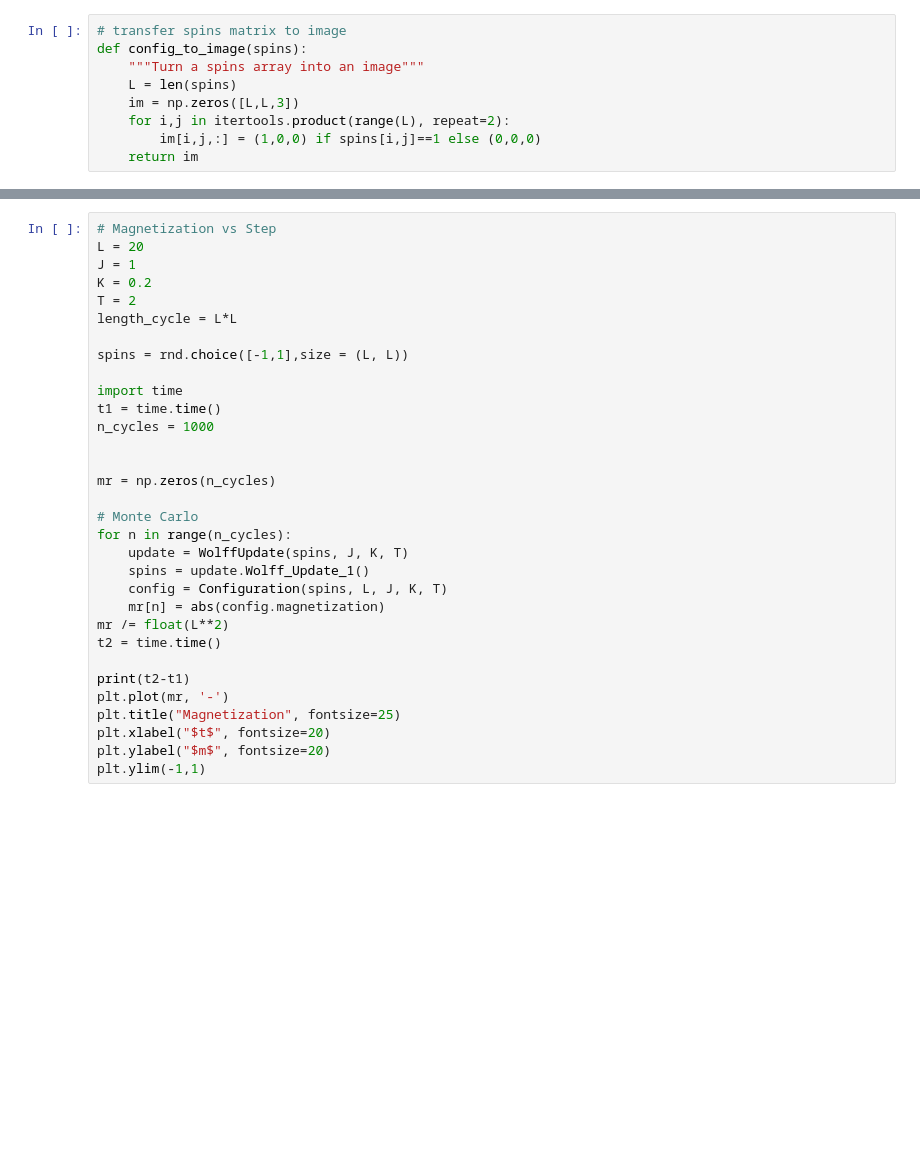
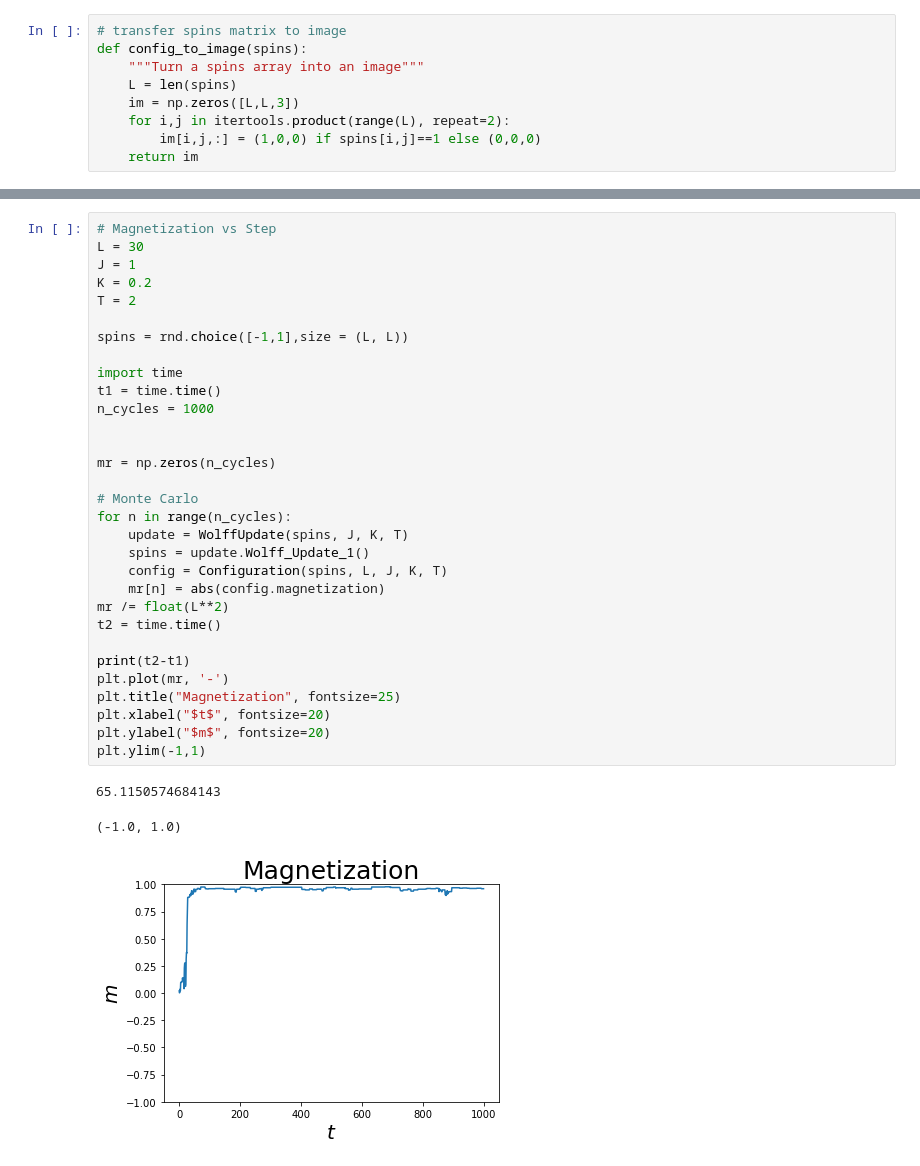
Before and after one commit to JaySchon/PHY571-Project, a Jupyter notebook: Codes/Wolff_update_training.ipynb, the cells around one changed output, grey strips where cells are left out. Cells and saved outputs as stored; diff of their text form; blank space fills up the shorter version.

```diff
--- a/Codes/Wolff_update_training.ipynb
+++ b/Codes/Wolff_update_training.ipynb
@@ -36,35 +45,38 @@ print("M =", config.magnetization, " E =", config.energy)
 # %%
 # Magnetization vs Step
-L = 20
+L = 30
 J = 1
 K = 0.2
 T = 2
-length_cycle = L*L
 
 spins = rnd.choice([-1,1],size = (L, L))
 
 import time
 t1 = time.time()
 n_cycles = 1000
 
 
 mr = np.zeros(n_cycles)
 
 # Monte Carlo
 for n in range(n_cycles):
     update = WolffUpdate(spins, J, K, T)
     spins = update.Wolff_Update_1()
     config = Configuration(spins, L, J, K, T)
     mr[n] = abs(config.magnetization)
 mr /= float(L**2)
 t2 = time.time()
 
 print(t2-t1)
 plt.plot(mr, '-')
 plt.title("Magnetization", fontsize=25)
 plt.xlabel("$t$", fontsize=20)
 plt.ylabel("$m$", fontsize=20)
 plt.ylim(-1,1)
+# %% [output]
+65.1150574684143
+(-1.0, 1.0)
+[figure, added]
 # %%
 # Physical Quantity vs Temp
 import time
```
Also changed, not shown: parts of 6 cells of this notebook, 3 other files.
